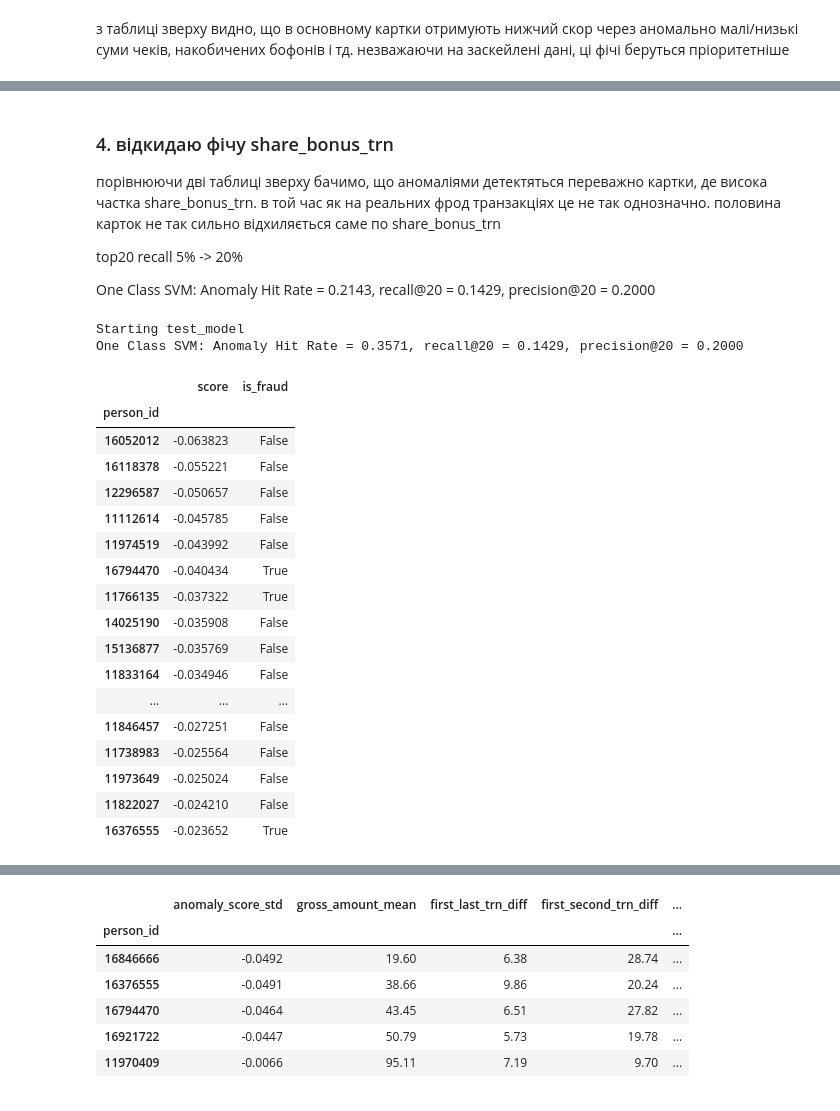
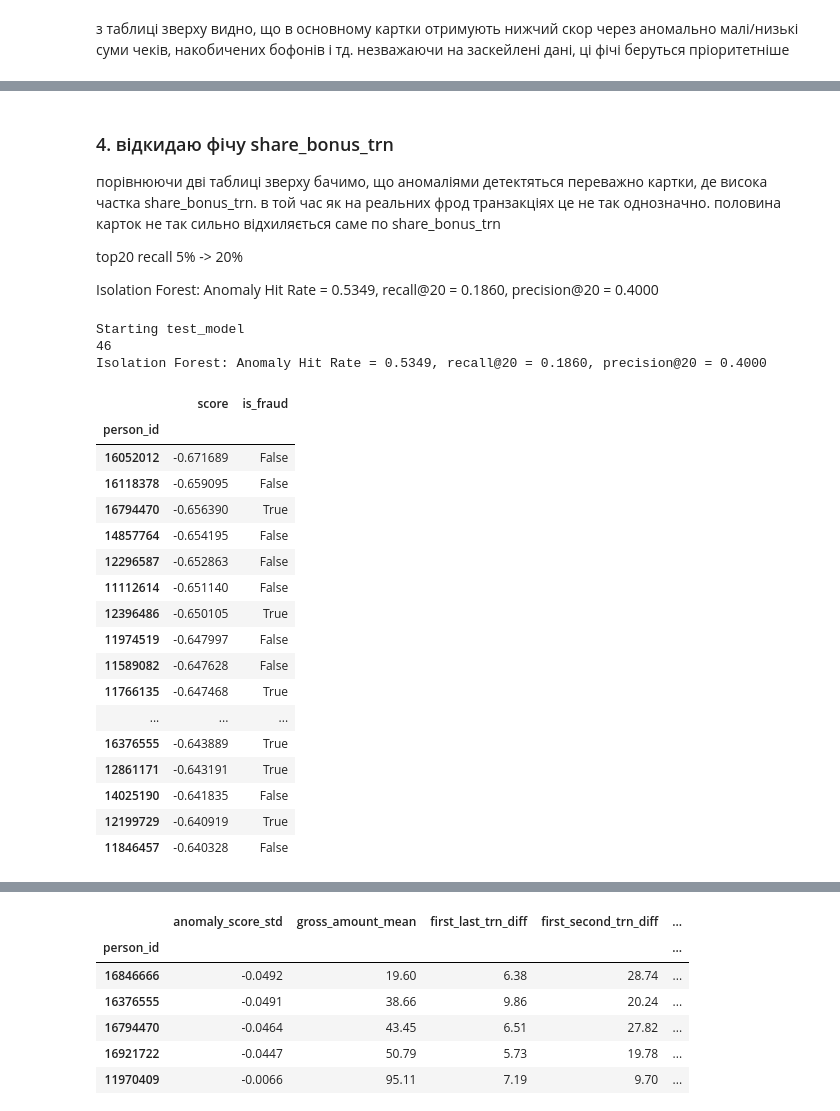
Before and after one commit to yoolinka/Fraud-Detection, a Jupyter notebook: models/models_tuning.ipynb, the cells around one changed output, grey strips where cells are left out. Cells and saved outputs as stored; diff of their text form; code cells hidden in the pictures.

Commit message:
waiter level anomaly detection

```diff
--- a/models/models_tuning.ipynb
+++ b/models/models_tuning.ipynb
@@ -594,54 +610,63 @@ result_df
 
 top20 recall 5% -> 20%
 
-One Class SVM: Anomaly Hit Rate = 0.2143, recall@20 = 0.1429, precision@20 = 0.2000
+Isolation Forest: Anomaly Hit Rate = 0.5349, recall@20 = 0.1860, precision@20 = 0.4000
 # %%
-df, client_data = load_data(activity_state = 2)
-client_data = client_data[client_data['days_visits'] > 2]
+df, client_data = load_data(activity_state = 2, days_visits = 2)
+
+fraudsss = [
+    11968000, 11970409, 11726701, 14827913, 12411311, 11098795, 12412748, 11812494, 12396334, 11699175,
+    10896313, 16376555, 16921722, 16846666, 16794470, 16440373, 11766135, 13969910, 12234377, 12861171,
+    13076915, 13337997, 13239788, 12614443, 13119461, 13859241, 13119415, 3349318, 12830394, 12878021,
+    11973649, 12199729, 11973677, 12338391, 11962124, 12396486, 12199719, 12199704, 12199723, 12199714, 12284741, 12331474, 12284496, 12342012,
+    12963892, 12646735
+]
+client_data['is_fraud'] = client_data.index.isin(fraudsss)
 
 features = [
     'bonus_trn_count',
     'share_top_waiter',
     'share_bonuses_used_top_waiter',
     'share_top_places',
     'num_of_trn_prcnt',
     'days_visits_prcnt',
     'gross_amount_mean_prcnt',
     'gross_amount_sum_prcnt',
     'bonuses_accum_sum_prcnt',
     'bonuses_used_sum_prcnt',
     'num_of_waiters_prcnt',
     'gross_amount_max_prcnt',
     'first_last_trn_diff_prcnt',
     'first_second_trn_diff_prcnt',
     'first_third_trn_diff_prcnt',
     'time_between_trn_median_prcnt',
     'trn_per_day_prcnt',
     'num_of_places_prcnt'
 ]
 skewed = [
     'bonus_trn_count'
 ]
-table, df_iso, top_20, X_std = test_model(client_data, features, skewed, model='iso')
+table, df_iso, top_20, X_std = test_model(client_data, features, skewed, model='iso', real_fraud_ids = fraudsss)
 table
 # %% [output]
 Starting test_model
-One Class SVM: Anomaly Hit Rate = 0.3571, recall@20 = 0.1429, precision@20 = 0.2000
+46
+Isolation Forest: Anomaly Hit Rate = 0.5349, recall@20 = 0.1860, precision@20 = 0.4000
 |  | score | is_fraud |
 | person_id |  |  |
-| 16052012 | -0.063823 | False |
-| 16118378 | -0.055221 | False |
-| 12296587 | -0.050657 | False |
-| 11112614 | -0.045785 | False |
-| 11974519 | -0.043992 | False |
-| 16794470 | -0.040434 | True |
-| 11766135 | -0.037322 | True |
-| 14025190 | -0.035908 | False |
-| 15136877 | -0.035769 | False |
-| 11833164 | -0.034946 | False |
+| 16052012 | -0.671689 | False |
+| 16118378 | -0.659095 | False |
+| 16794470 | -0.656390 | True |
+| 14857764 | -0.654195 | False |
+| 12296587 | -0.652863 | False |
+| 11112614 | -0.651140 | False |
+| 12396486 | -0.650105 | True |
+| 11974519 | -0.647997 | False |
+| 11589082 | -0.647628 | False |
+| 11766135 | -0.647468 | True |
 | ... | ... | ... |
-| 11846457 | -0.027251 | False |
-| 11738983 | -0.025564 | False |
-| 11973649 | -0.025024 | False |
-| 11822027 | -0.024210 | False |
-| 16376555 | -0.023652 | True |
+| 16376555 | -0.643889 | True |
+| 12861171 | -0.643191 | True |
+| 14025190 | -0.641835 | False |
+| 12199729 | -0.640919 | True |
+| 11846457 | -0.640328 | False |
```
Also changed, not shown: parts of 27 cells of this notebook, 6 other files.
